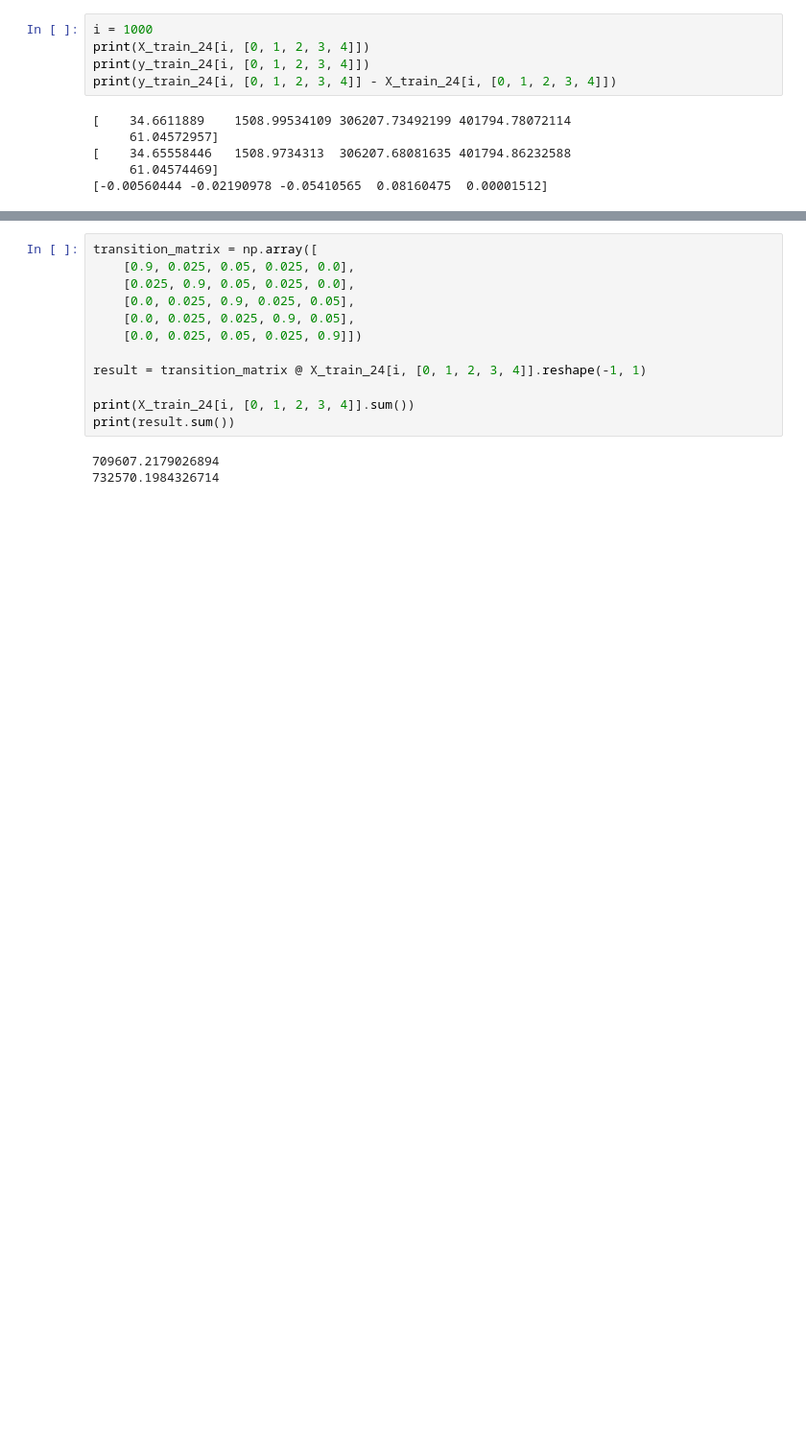
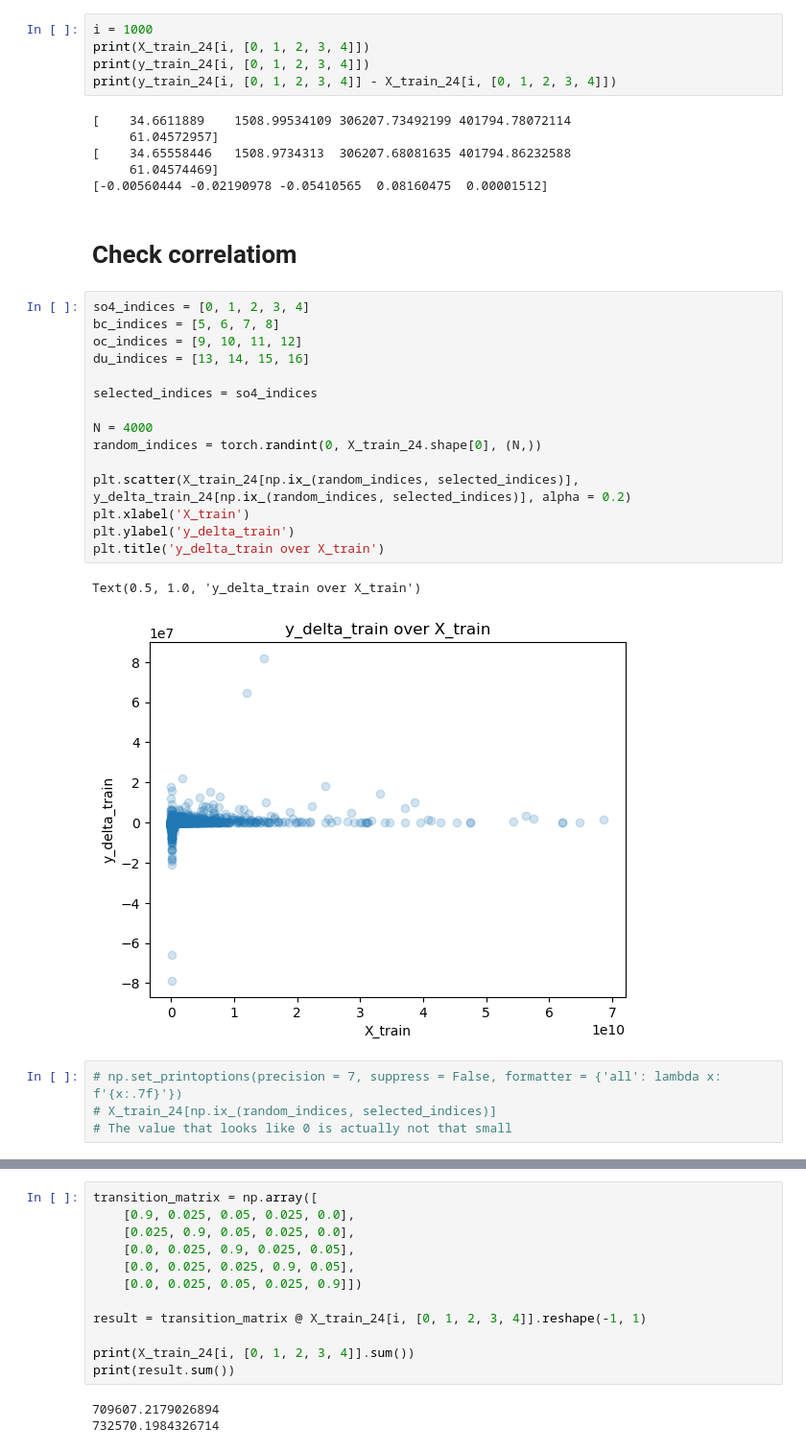
Before and after one commit to kimbente/massconserving_aerosols, a Jupyter notebook: explore_data.ipynb, the cells around one changed output, grey strips where cells are left out. Shown at 96% size. Drawn from its saved outputs; the diff is of its cells as text; blank space fills up the shorter version.

```diff
--- a/explore_data.ipynb
+++ b/explore_data.ipynb
@@ -88,3 +91,27 @@ print(y_train_24[i, [0, 1, 2, 3, 4]] - X_train_24[i, [0, 1, 2, 3, 4]])
 [    34.65558446   1508.9734313  306207.68081635 401794.86232588
      61.04574469]
 [-0.00560444 -0.02190978 -0.05410565  0.08160475  0.00001512]
+# %% [markdown]
+# Check correlatiom
+# %%
+so4_indices = [0, 1, 2, 3, 4]
+bc_indices = [5, 6, 7, 8]
+oc_indices = [9, 10, 11, 12]
+du_indices = [13, 14, 15, 16]
+
+selected_indices = so4_indices
+
+N = 4000
+random_indices = torch.randint(0, X_train_24.shape[0], (N,))
+
+plt.scatter(X_train_24[np.ix_(random_indices, selected_indices)], y_delta_train_24[np.ix_(random_indices, selected_indices)], alpha = 0.2)
+plt.xlabel('X_train')
+plt.ylabel('y_delta_train')
+plt.title('y_delta_train over X_train')
+# %% [output]
+Text(0.5, 1.0, 'y_delta_train over X_train')
+[figure, added]
+# %%
+# np.set_printoptions(precision = 7, suppress = False, formatter = {'all': lambda x: f'{x:.7f}'})
+# X_train_24[np.ix_(random_indices, selected_indices)]
+# The value that looks like 0 is actually not that small
```
Also changed, not shown: parts of 24 cells of this notebook, 6 other files.
